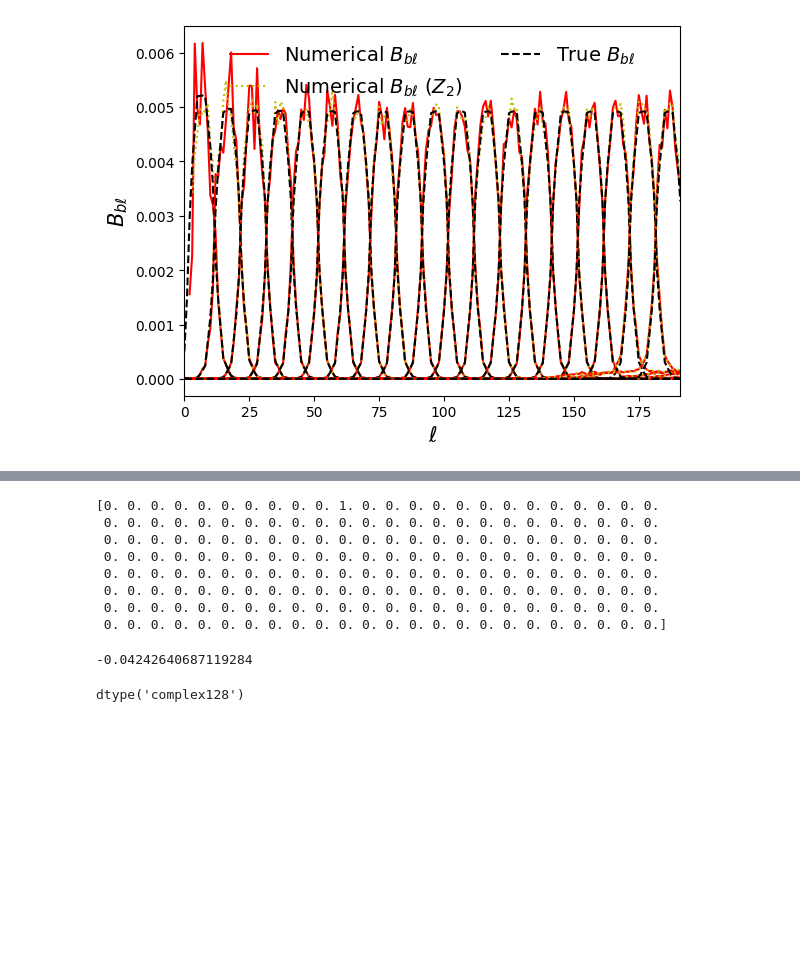
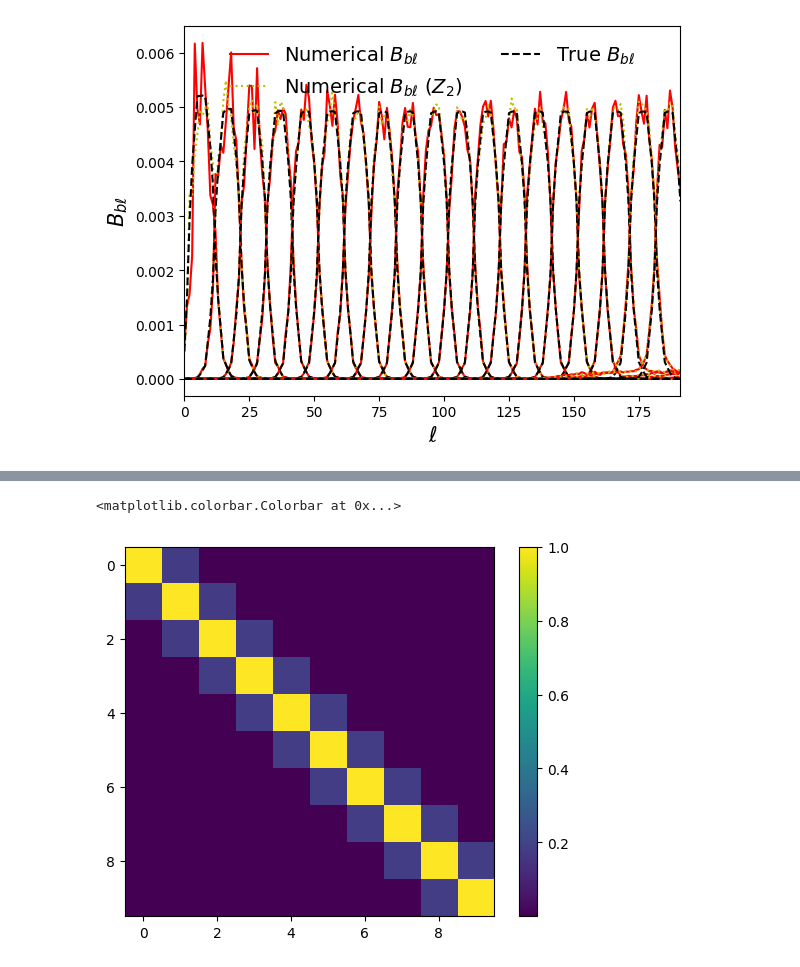
Before and after one commit to simonsobs/SOOPERCOOL, a Jupyter notebook: BpwCalcExample.ipynb, the cells around one changed output, grey strips where cells are left out. Drawn from its saved outputs; the diff is of its cells as text; code cells hidden in the pictures; blank space fills up the shorter version.

```diff
--- a/BpwCalcExample.ipynb
+++ b/BpwCalcExample.ipynb
@@ -93,15 +70,0 @@ hp.mollview(get_dmap(10))
-# %%
-print(hp.alm2cl(alms))
-# %% [output]
-[0. 0. 0. 0. 0. 0. 0. 0. 0. 0. 1. 0. 0. 0. 0. 0. 0. 0. 0. 0. 0. 0. 0. 0.
- 0. 0. 0. 0. 0. 0. 0. 0. 0. 0. 0. 0. 0. 0. 0. 0. 0. 0. 0. 0. 0. 0. 0. 0.
- 0. 0. 0. 0. 0. 0. 0. 0. 0. 0. 0. 0. 0. 0. 0. 0. 0. 0. 0. 0. 0. 0. 0. 0.
- 0. 0. 0. 0. 0. 0. 0. 0. 0. 0. 0. 0. 0. 0. 0. 0. 0. 0. 0. 0. 0. 0. 0. 0.
- 0. 0. 0. 0. 0. 0. 0. 0. 0. 0. 0. 0. 0. 0. 0. 0. 0. 0. 0. 0. 0. 0. 0. 0.
- 0. 0. 0. 0. 0. 0. 0. 0. 0. 0. 0. 0. 0. 0. 0. 0. 0. 0. 0. 0. 0. 0. 0. 0.
- 0. 0. 0. 0. 0. 0. 0. 0. 0. 0. 0. 0. 0. 0. 0. 0. 0. 0. 0. 0. 0. 0. 0. 0.
- 0. 0. 0. 0. 0. 0. 0. 0. 0. 0. 0. 0. 0. 0. 0. 0. 0. 0. 0. 0. 0. 0. 0. 0.]
-# %%
-np.mean((2*np.random.binomial(1, 0.5, size=100)-1)/np.sqrt(2))
-# %% [output]
--0.04242640687119284
@@ -110,4 +71,43 @@ alm = hp.map2alm(np.random.randn(hp.nside2npix(nside)))
-# %%
-alm.dtype
-# %% [output]
-dtype('complex128')
+# %%
+l_in, _, _, cl_lens, _ = np.loadtxt("../4casting/BBPower/examples/data/camb_lens_nobb.dat", unpack=True)
+_, _, _, cl_r, _ = np.loadtxt("../4casting/BBPower/examples/data/camb_lens_r1.dat", unpack=True)
+dl2cl = 2*np.pi/(l_in*(l_in+1))
+cl_r = (cl_r-cl_lens)*dl2cl
+cl_lens = cl_lens * dl2cl
+ls = np.arange(3*nside)
+tl_r = np.zeros(3*nside)
+tl_r[1:] = cl_r[:3*nside-1]
+tl_lens = np.zeros(3*nside)
+tl_lens[1:] = cl_lens[:3*nside-1]
+# Noise (uK-arcmin)
+nwhite = 4.0
+l_knee = 50.
+alpha_knee = -2.5
+fsky = 0.1
+nl = (1+((ls+0.0001)/l_knee)**alpha_knee)*(nwhite*(np.pi/180/60))**2
+nl[:3] = nl[3]
+err_l = np.sqrt((tl_lens+nl)**2/(fsky*(2*ls+1)))
+# Bandpower covariance
+cov_bpw = np.sum(bpw_true[:, None, :]*bpw_true[None, :, :]*err_l[None, None, :]**2, axis=-1)
+# Lensing template
+tb_lens = np.dot(bpw_true, tl_lens)
+# Primordial template
+tb_r = np.dot(bpw_true, tl_r)
+# Bandpower noise
+nb = np.dot(bpw_true, nl)
+# Effective ells
+lb = b.get_effective_ells()
+# Keep only good ells
+goodl = (lb <= 300) & (lb >= 30) & (lb <= 2*nside)
+lb = lb[goodl]
+nb = nb[goodl]
+tb_r = tb_r[goodl]
+tb_lens = tb_lens[goodl]
+cov_bpw = cov_bpw[goodl][:, goodl]
+icov_bpw = np.linalg.inv(cov_bpw)
+# %%
+plt.imshow(cov_bpw/np.sqrt(np.outer(np.diag(cov_bpw), np.diag(cov_bpw))))
+plt.colorbar()
+# %% [output]
+<matplotlib.colorbar.Colorbar at 0x...>
+[figure, added]
```
Also changed, not shown: parts of 10 cells of this notebook, 1 other file.
